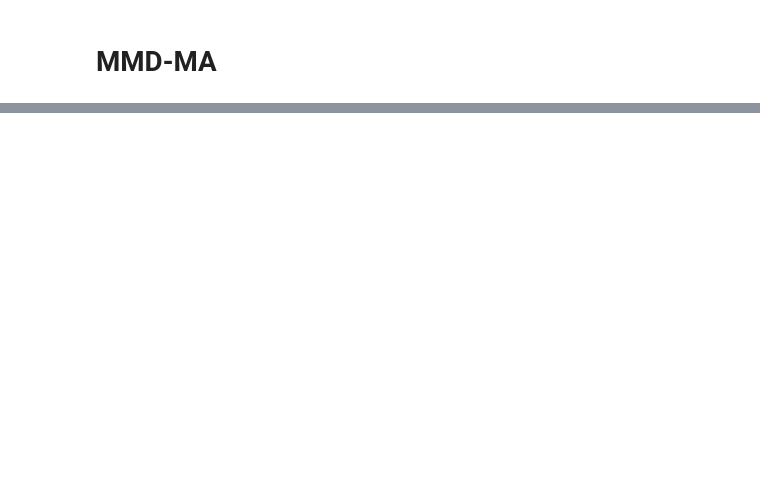
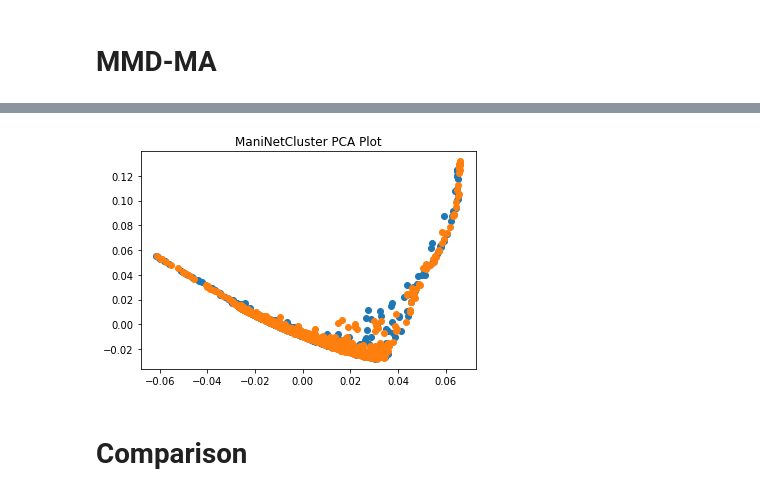
Before and after one commit to Oafish1/WR2MD, a Jupyter notebook: examples/example.ipynb, the cells around one changed output, grey strips where cells are left out. Cells and saved outputs as stored; diff of their text form; code cells hidden in the pictures; blank space fills up the shorter version.

```diff
--- a/examples/example.ipynb
+++ b/examples/example.ipynb
@@ -35,0 +106,3 @@ plt.legend(loc='upper right')
+# %%
+day_ortho = np.genfromtxt("./sample_data/maninetcluster/dayOrthoExpr.csv", delimiter=',')[1:,1:]
+night_ortho = np.genfromtxt("./sample_data/maninetcluster/nightOrthoExpr.csv", delimiter=',')[1:,1:]
@@ -35,0 +121,13 @@ plt.legend(loc='upper right')
+# %%
+pca = PCA(n_components=2)
+pca.fit(mapping[0])
+
+for m in mapping:
+    m_pca = pca.transform(m)
+    plt.scatter(m_pca[:,0], m_pca[:,1])
+
+_ = plt.title('ManiNetCluster PCA Plot')
+# %% [output]
+[figure, added]
+# %% [markdown]
+# Comparison
```
Also changed, not shown: parts of 15 cells of this notebook, 49 other files.
